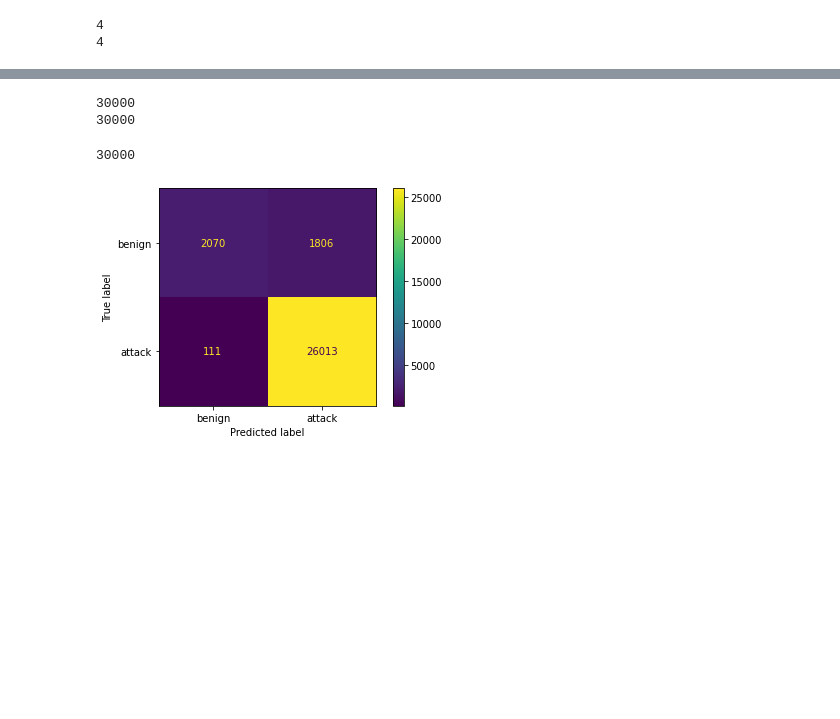
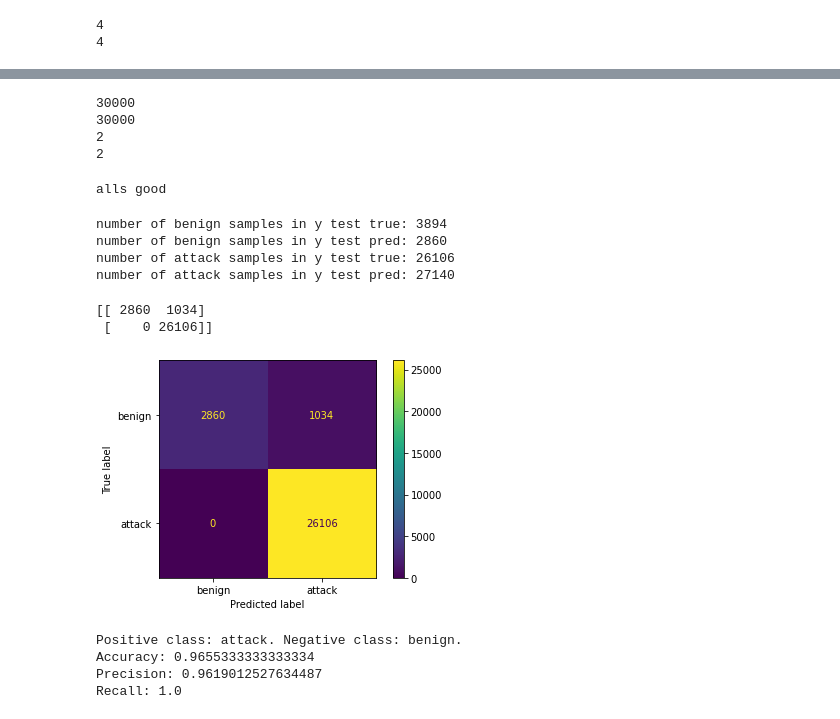
Before and after one commit to anEEStudent/EE4002D, a Jupyter notebook: fyp_notebook.ipynb, the cells around one changed output, grey strips where cells are left out. Saved outputs shown, nothing was run; the diff lists cells and outputs as text; code cells hidden in the pictures; blank space fills up the shorter version.

```diff
--- a/fyp_notebook.ipynb
+++ b/fyp_notebook.ipynb
@@ -233,19 +235,21 @@ print(len(df_attack.columns))
 4
 4
 # %%
-num_normal = 2747
+# num_normal = 2747
 num_attack = 20292
 num_test = 30000
+num_normal = 40000
 
-df_benign = df_benign.sample(n=num_normal)
-df_attack = df_attack.sample(n=num_attack)
+df_benign = df_benign.sample(n=num_normal, random_state=4)
+df_attack = df_attack.sample(n=num_attack, random_state=5)
 
-X_train = pd.concat([df_benign, df_attack])
+# X_train = pd.concat([df_benign, df_attack])
+X_train = df_benign
 y_train = X_train['Label']
 X_train.drop('Label', axis=1, inplace=True)
 
 X_test = test.copy(deep=True)
-X_test = X_test.sample(n=num_test)
+X_test = X_test.sample(n=num_test, random_state=6)
 y_test = X_test['Label']
 X_test.drop('Label', axis=1, inplace=True)
 for col in X_test.columns:
@@ -257,28 +277,65 @@ from sklearn.metrics import classification_report
 # %%
-clf = svm.OneClassSVM(nu=0.1, kernel='rbf', gamma='auto') #-1 for outliers, 1 for inliers
+clf = OneClassSVM(nu=0.1, kernel='rbf', gamma='auto') #-1 for outliers, 1 for inliers
 clf.fit(X_train)
 y_pred_train = clf.predict(X_train)
 y_pred_test = clf.predict(X_test)
 # %%
 print(len(y_test))
 print(len(y_pred_test))
+print(len(set(y_pred_train)))
+print(len(set(y_pred_test)))
 # %% [output]
 30000
 30000
+2
+2
 # %%
-y_pred_train_new = ['benign' if x == 1 else 'attack' for x in y_pred_train]
-y_pred_test_new = ['benign' if x == 1 else 'attack' for x in y_pred_test]
-y_test_new = ['benign' if x == 1 else 'attack' for x in y_test]
-y_train_new = ['benign' if x == 1 else 'attack' for x in y_train]
+y_test_new = ['benign' if x == 1 else 'attack' if x == -1 else 'error' for x in y_test]
+y_pred_test_new = ['benign' if x == 1 else 'attack' if x == -1 else 'error' for x in y_pred_test]
+
+if 'error' in y_test_new or 'error' in y_pred_test_new:
+  print('error')
+else:
+  print('alls good')
+# %% [output]
+alls good
-# %%
-print(len(y_test_new))
-# %% [output]
-30000
+# %%
+test_benign_samples = len([x for x in y_test_new if x == 'benign'])
+print(f'number of benign samples in y test true: {test_benign_samples}')
+
+pred_benign_samples = len([x for x in y_pred_test_new if x == 'benign'])
+print(f'number of benign samples in y test pred: {pred_benign_samples}')
+
+test_att_samples = len([x for x in y_test_new if x == 'attack'])
+print(f'number of attack samples in y test true: {test_att_samples}')
+
+pred_att_samples = len([x for x in y_pred_test_new if x == 'attack'])
+print(f'number of attack samples in y test pred: {pred_att_samples}')
+# %% [output]
+number of benign samples in y test true: 3894
+number of benign samples in y test pred: 2860
+number of attack samples in y test true: 26106
+number of attack samples in y test pred: 27140
 # %%
 from sklearn.metrics import confusion_matrix, ConfusionMatrixDisplay
 cm = confusion_matrix(y_test_new, y_pred_test_new, labels=['benign', 'attack'])
+print(cm)
 disp = ConfusionMatrixDisplay(confusion_matrix=cm, display_labels=['benign', 'attack'])
 disp.plot()
 plt.show()
+tp = cm[1][1]
+tn = cm[0][0]
+fp = cm[0][1]
+fn = cm[1][0]
+print('Positive class: attack. Negative class: benign.')
+print(f'Accuracy: {(tp+tn)/(tp+fp+fn+tn)}')
+print(f'Precision: {(tp)/(tp+fp)}')
+print(f'Recall: {(tp)/(tp+fn)}')
 # %% [output]
+[[ 2860  1034]
+ [    0 26106]]
-[figure, old version]
+[figure, new version]
+Positive class: attack. Negative class: benign.
+Accuracy: 0.9655333333333334
+Precision: 0.9619012527634487
+Recall: 1.0
```
Also changed, not shown: parts of 4 cells of this notebook.
